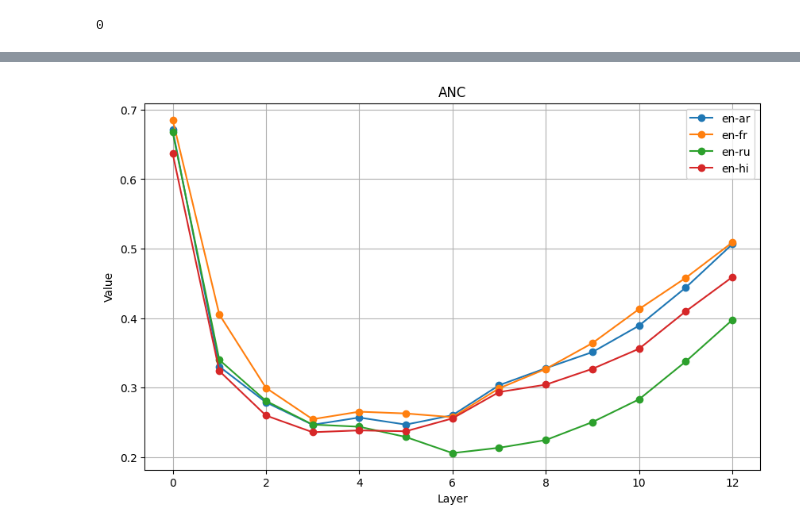
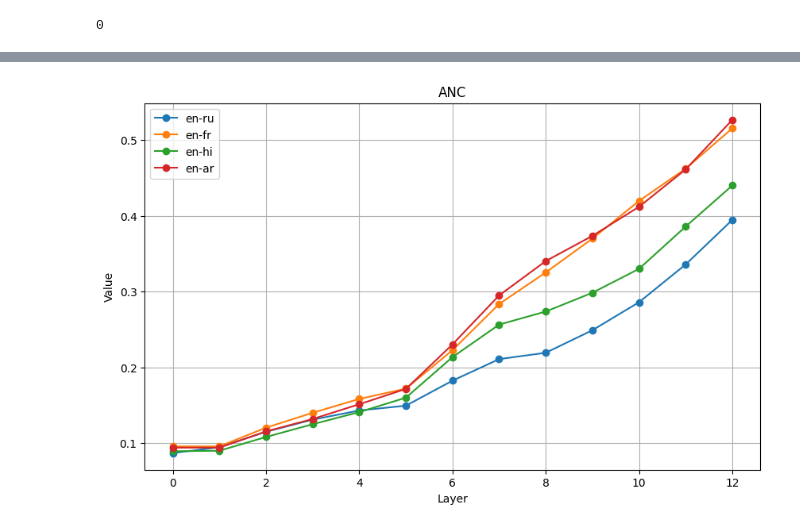
Before and after one commit to AndreyK2001/BERT-Classification, a Jupyter notebook: ANC/ANC.ipynb, the cells around one changed output, grey strips where cells are left out. Cells and saved outputs as stored; diff of their text form; code cells hidden in the pictures.

```diff
--- a/ANC/ANC.ipynb
+++ b/ANC/ANC.ipynb
@@ -85,6 +79,6 @@ Some weights of BertForSequenceClassification were not initialized from the mode
 You should probably TRAIN this model on a down-stream task to be able to use it for predictions and inference.
 # %%
-stete_dict = torch.load("./model_en")
+stete_dict = torch.load("./model_en", map_location='cpu')
 model.load_state_dict(stete_dict)
 
 device = "cpu"
@@ -140,7 +170,6 @@ def count_ANC(layers1, layers2):
 
     return anc
 # %%
-dataloader_en = make_dataloader('en')
-outs = get_neurons_activations(dataloader_en)
-layers_en = outs.mean(dim=2) #.permute(0, 2, 3, 1).mean(dim=3)
+dataloader_en = make_dataloader(load_data('en'))
+layers_en = get_neurons_activations(dataloader_en)
 torch.cuda.empty_cache()
@@ -147,5 +177,0 @@ torch.cuda.empty_cache()
-# %%
-dataloader_compare = make_dataloader('ar')
-outs = get_neurons_activations(dataloader_compare)
-layers_compare = outs.mean(dim=2) #.permute(0, 2, 3, 1).mean(dim=3)
-torch.cuda.empty_cache()
@@ -209,0 +178,19 @@ en_ar = [0.6708066835037122,
+# %%
+data_ANC = []
+languages = ['ru', 'fr', 'hi', 'ar']
+
+for lang in languages:
+    data = load_data(lang)
+    for i in range(10):
+        dataloader_compare = make_dataloader(data)
+        layers_compare = get_neurons_activations(dataloader_compare)
+        torch.cuda.empty_cache()
+
+        ANC_counted = count_ANC(layers_en, layers_compare)
+
+        data_ANC.append({
+            'Value': ANC_counted,
+            'Language Pair': f'en-{lang}'
+        })
+
+df = pd.DataFrame(data_ANC)
@@ -210,20 +208,25 @@ en_ar = [0.6708066835037122,
 # %%
 import matplotlib.pyplot as plt
 
 x = np.arange(0, 13)
 
 plt.figure(figsize=(10, 6))
-plt.plot(x, en_ar, label='en-ar', marker='o')
-plt.plot(x, en_fr, label='en-fr', marker='o')
-plt.plot(x, en_ru, label='en-ru', marker='o')
-plt.plot(x, en_hi, label='en-hi', marker='o')
+
+for lang in ['ru', 'fr', 'hi', 'ar']:
+    dataloader_compare = make_dataloader(lang)
+    layers_compare = get_neurons_activations(dataloader_compare)
+    torch.cuda.empty_cache()
+
+    ANC_counted = count_ANC(layers_en, layers_compare)
+
+    plt.plot(x, ANC_counted, label=f'en-{lang}', marker='o')
 
 plt.title('ANC')
 plt.xlabel('Layer')
 plt.ylabel('Value')
 plt.legend()
 
 plt.grid(True)
 plt.show()
 # %% [output]
-[figure, old version]
+[figure, new version]
```
Also changed, not shown: parts of 18 cells of this notebook, 4 other files.
